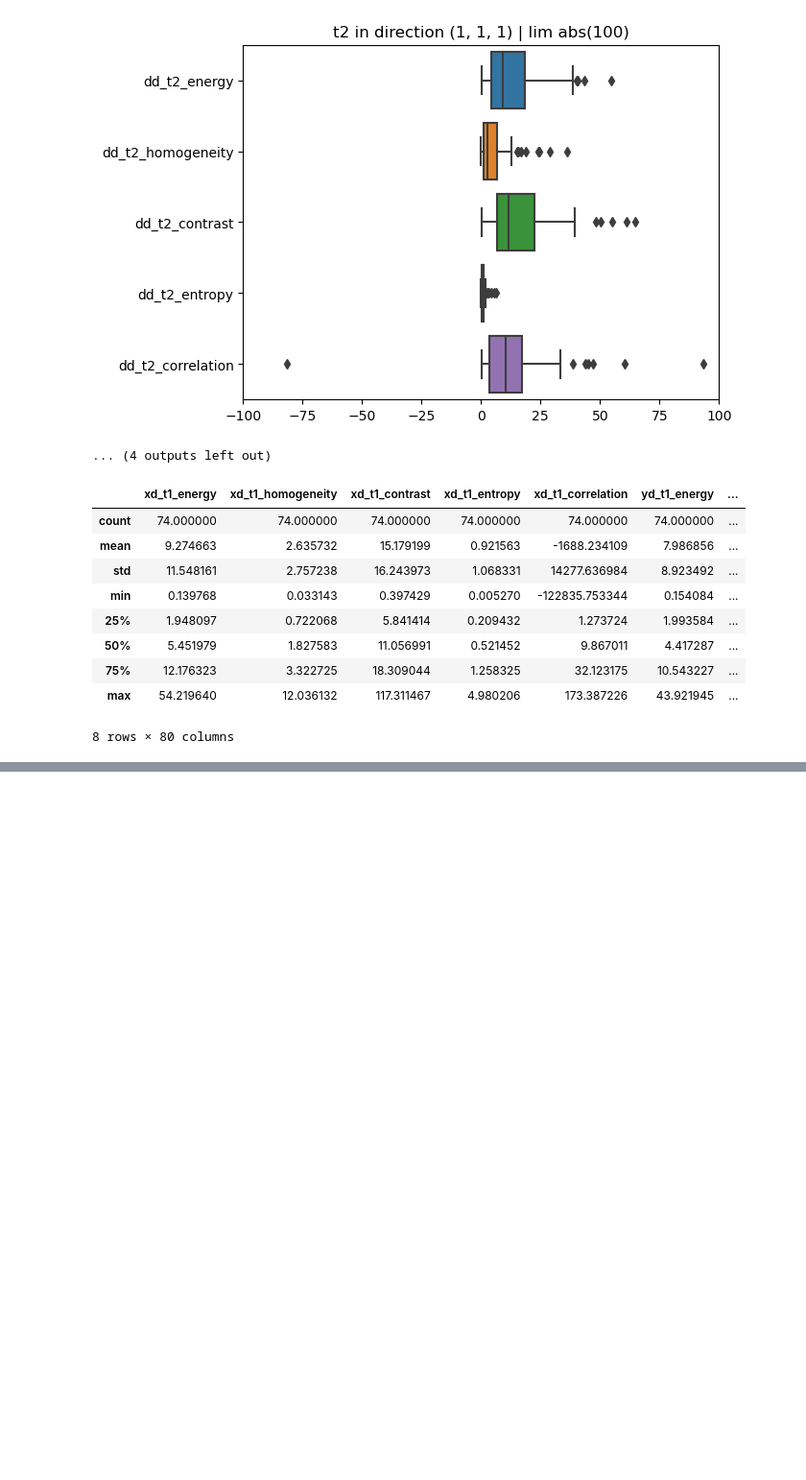
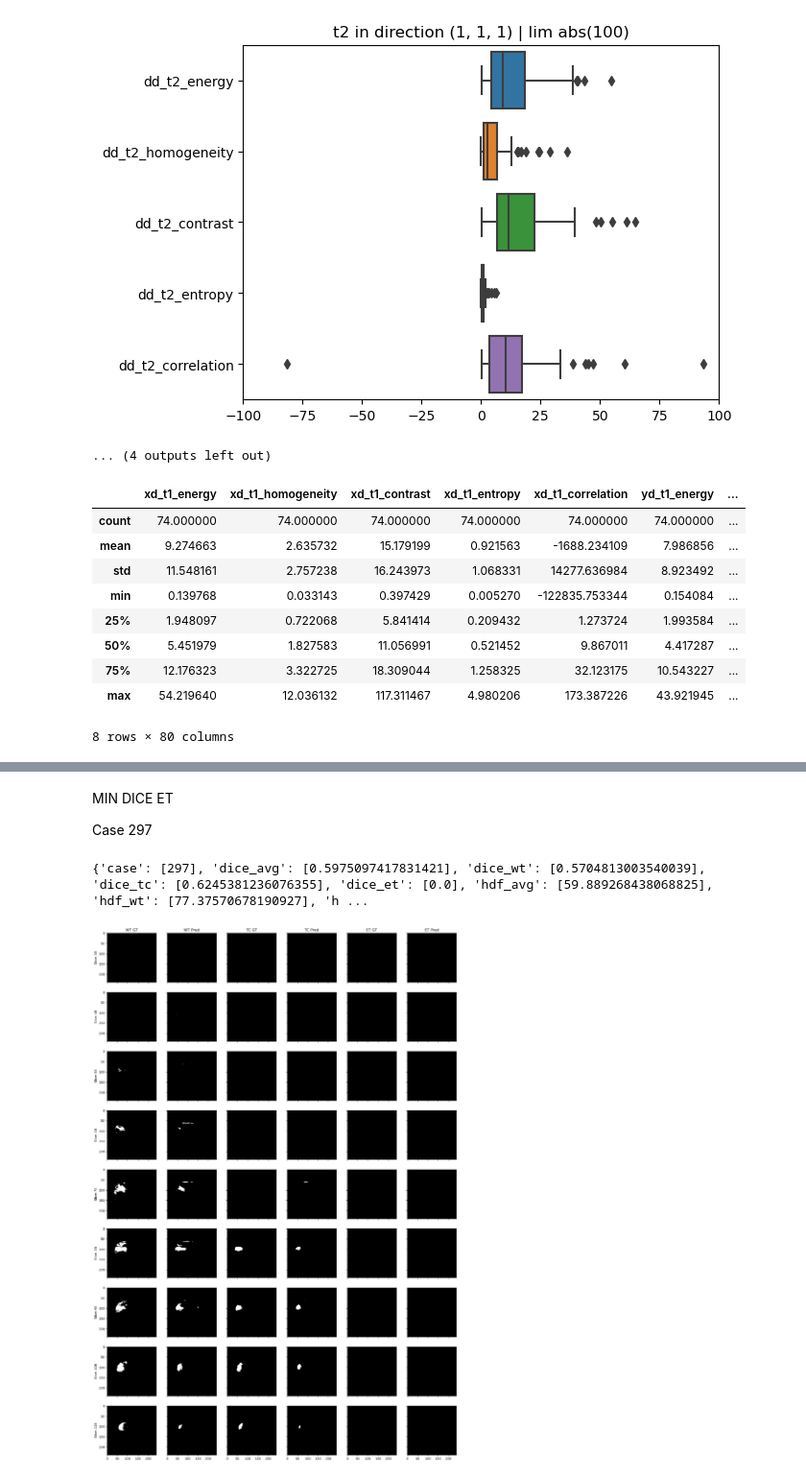
Before and after one commit to Prof-Iz/3D-Segmentation-of-Glioblastoma-from-MRI, a Jupyter notebook: Analysis.ipynb, the cells around one changed output, grey strips where cells are left out. Shown at 96% size. Drawn from its saved outputs; the diff is of its cells as text; code cells hidden in the pictures; blank space fills up the shorter version.

```diff
--- a/Analysis.ipynb
+++ b/Analysis.ipynb
@@ -950,0 +817,11 @@ df.describe()
+# %% [markdown]
+MIN DICE ET
+
+Case 297
+# %%
+result = evaluate_model(model, 297)
+print(result['metrics'])
+plot_grid(result)
+# %% [output]
+{'case': [297], 'dice_avg': [0.5975097417831421], 'dice_wt': [0.5704813003540039], 'dice_tc': [0.6245381236076355], 'dice_et': [0.0], 'hdf_avg': [59.889268438068825], 'hdf_wt': [77.37570678190927], 'h ...
+[figure, added]
```
Also changed, not shown: parts of 25 cells of this notebook.
